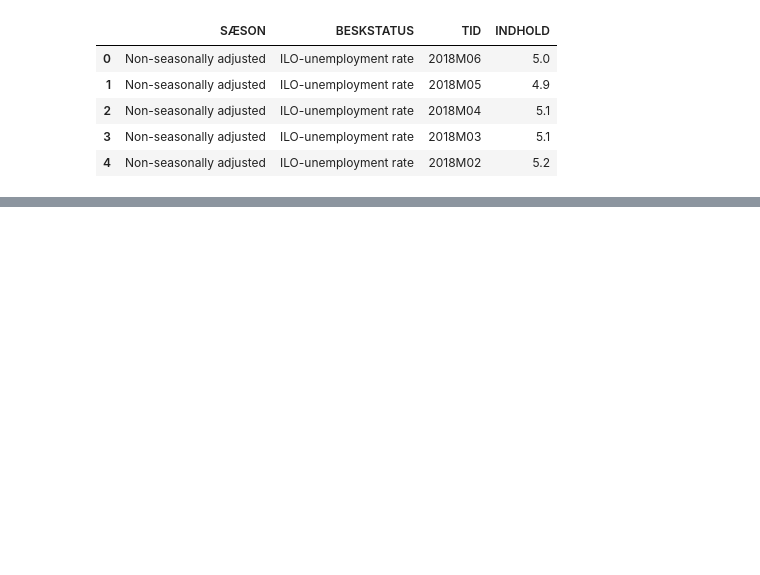
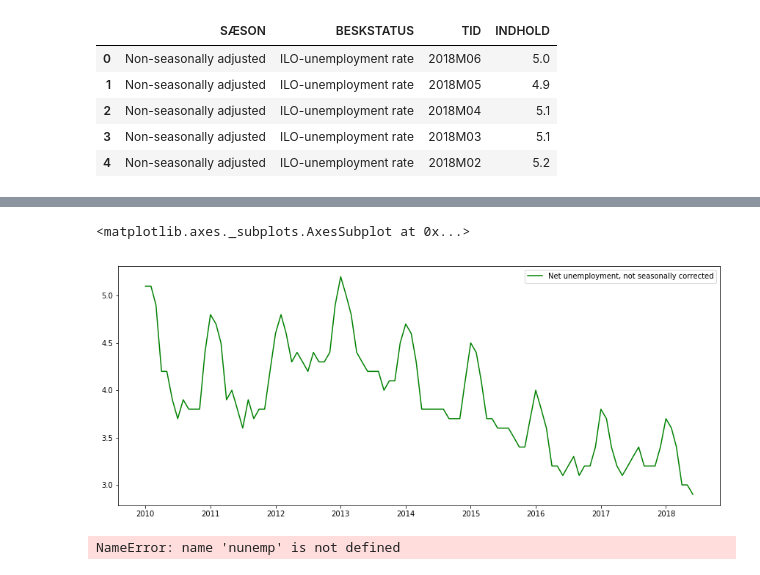
Before and after one commit to karlbindslev/sds_group29, a Jupyter notebook: Un-emp measures n tidy.ipynb, the cells around one changed output, grey strips where cells are left out. Cells and saved outputs as stored; diff of their text form; code cells hidden in the pictures; blank space fills up the shorter version.

```diff
--- a/Un-emp measures n tidy.ipynb
+++ b/Un-emp measures n tidy.ipynb
@@ -92,0 +93,14 @@ sns.lineplot(ax=ax, data=all_wide)
+# %%
+fig, ax = pyplot.subplots(figsize = (14.7, 6))
+sns.lineplot(ax=ax, data=all_wide['0 Net unempl']['2010-01-01':], color="green", label = "Net unemployment, not seasonally corrected")
+# %% [output]
+<matplotlib.axes._subplots.AxesSubplot at 0x...>
+[figure, added]
+# %%
+from pandas.plotting import lag_plot
+series = nunemp['rate']
+lag_plot(series, lag =1)
+
+pyplot.show()
+# %% [output]
+NameError: name 'nunemp' is not defined
```
Also changed, not shown: parts of 8 cells of this notebook, 1 other file.
